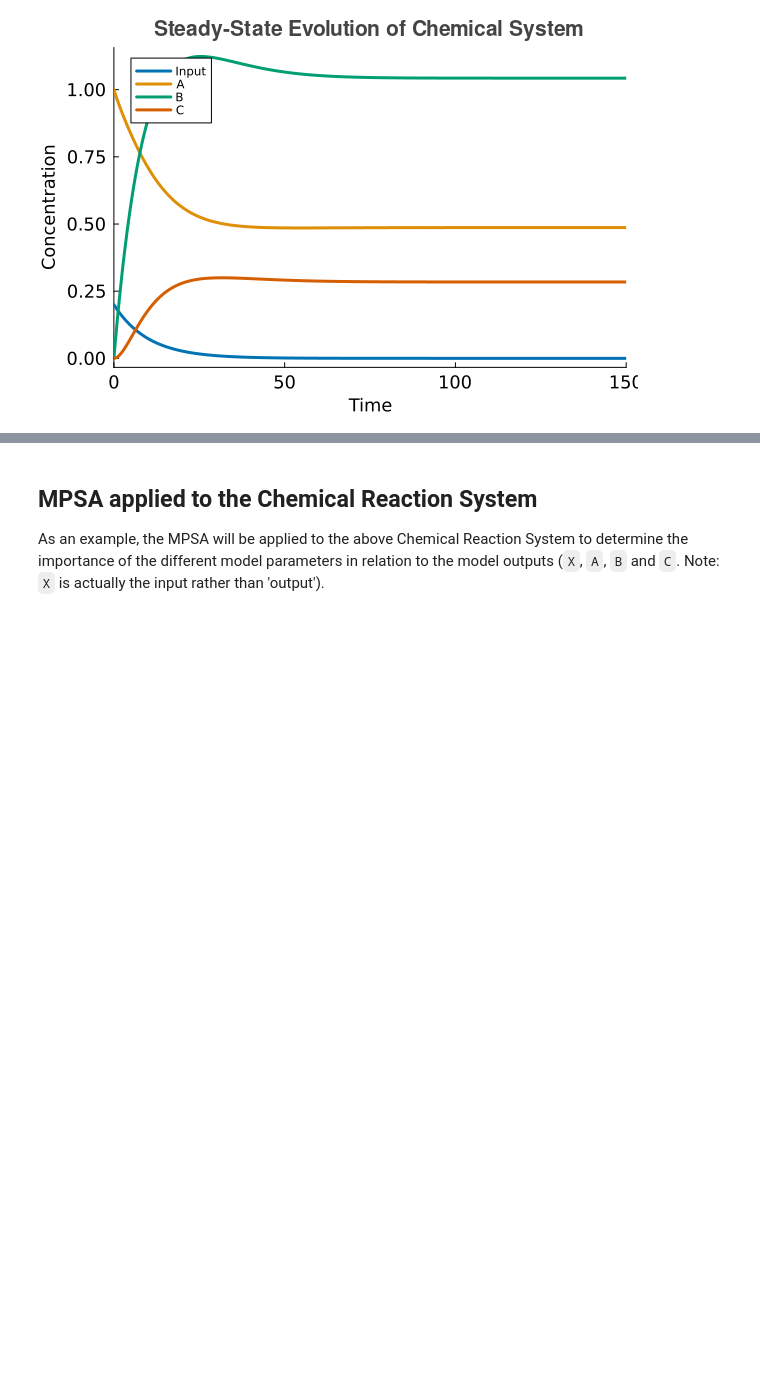
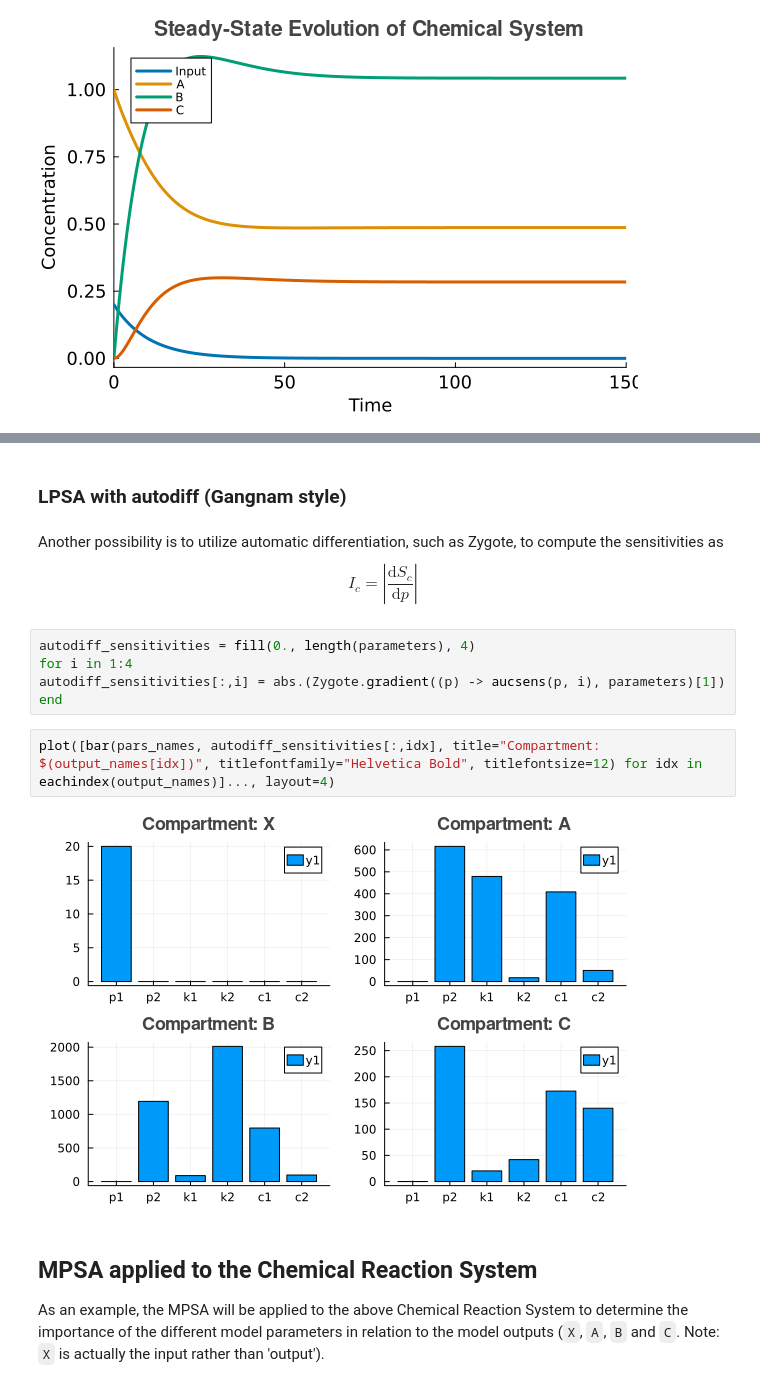
Before and after one commit to max-de-rooij/julia-ode-tutorial, a Jupyter notebook: 3-sensitivity-analysis.ipynb, the cells around one changed output, grey strips where cells are left out. Saved outputs shown, nothing was run; the diff lists cells and outputs as text; blank space fills up the shorter version.

```diff
--- a/3-sensitivity-analysis.ipynb
+++ b/3-sensitivity-analysis.ipynb
@@ -59,3 +105,19 @@ labelfontsize = 12, titlefontsize = 14, tickfontsize = 12, palette=:seaborn_colo
+# %% [markdown]
+### LPSA with autodiff (Gangnam style)
+# %% [markdown]
+Another possibility is to utilize automatic differentiation, such as Zygote, to compute the sensitivities as
+\begin{equation}
+I_c = \left| \frac{\mathrm{d}S_c}{\mathrm{d}p}\right|
+\end{equation}
+# %%
+autodiff_sensitivities = fill(0., length(parameters), 4)
+for i in 1:4
+autodiff_sensitivities[:,i] = abs.(Zygote.gradient((p) -> aucsens(p, i), parameters)[1])
+end
+# %%
+plot([bar(pars_names, autodiff_sensitivities[:,idx], title="Compartment: $(output_names[idx])", titlefontfamily="Helvetica Bold", titlefontsize=12) for idx in eachindex(output_names)]..., layout=4)
+# %% [output]
+[figure, added]
 # %% [markdown]
 ## MPSA applied to the Chemical Reaction System
 
```
Also changed, not shown: parts of 7 cells of this notebook, 4 other files.
